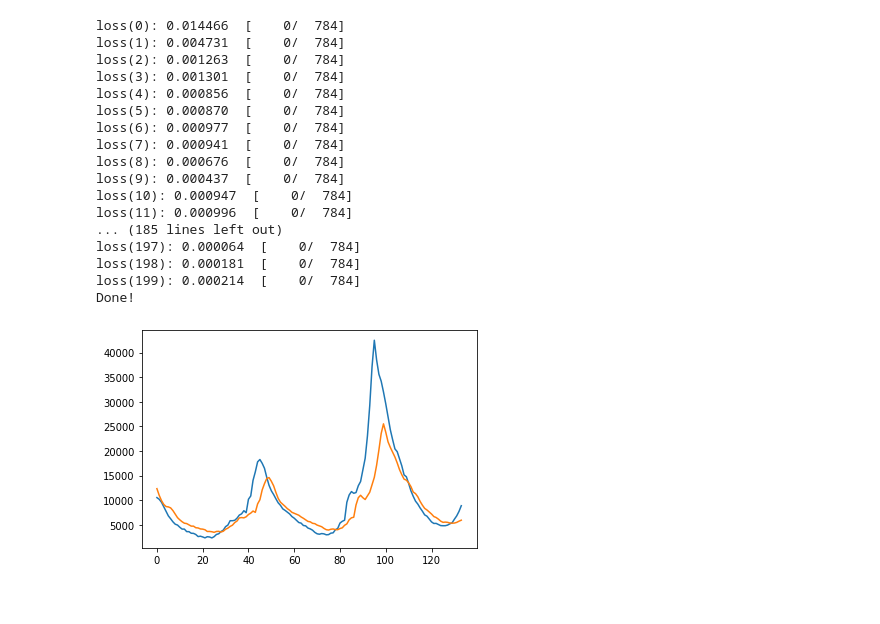
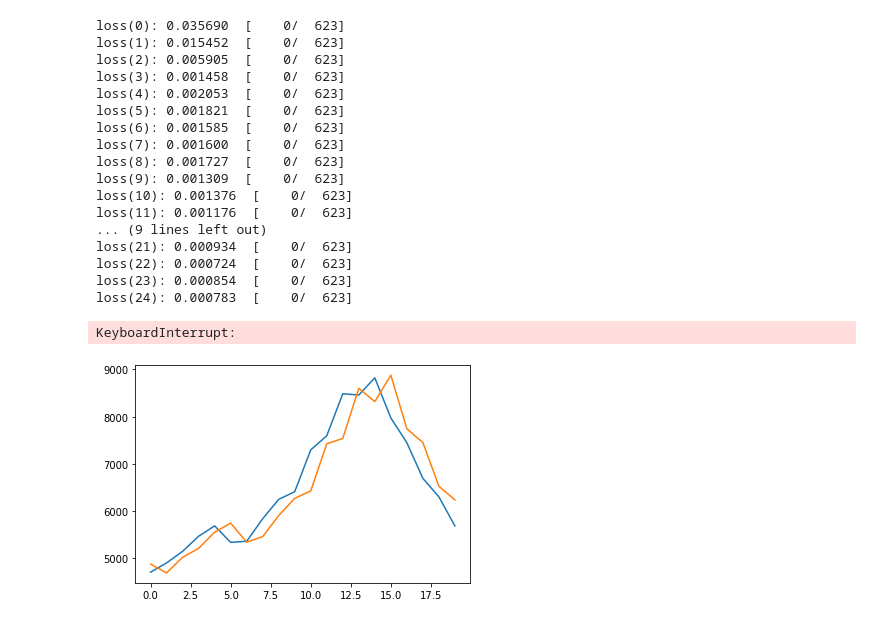
Before and after one commit to masonb13/NN_Forecasting, a Jupyter notebook: _LSTMFuture.ipynb, the cells around one changed output. Cells and saved outputs as stored; diff of their text form; code cells hidden in the pictures.

```diff
--- a/_LSTMFuture.ipynb
+++ b/_LSTMFuture.ipynb
@@ -37,8 +37,8 @@ class dataSetAll(Dataset):
 #create data loaders
 numFeat = 10
 numOut = 4
-batchSize = 64
-train_data = dataSetAll(1900,2013,numFeat,numOut)
+batchSize = 100
+train_data = dataSetAll(1900,2010,numFeat,numOut)
 train_dataloader = DataLoader(train_data, batch_size=batchSize,drop_last=False,shuffle=True)
 # %%
 # create our RNN based network with an RNN followed by a linear layer
@@ -104,8 +104,7 @@ def train_loop(dataloader, model, loss_fn, optimizer,t):
             loss, current = loss.item(), batch * len(X)
             print(f"loss({t}): {loss:>7f}  [{current:>5d}/{size:>5d}]")
 # %%
-learning_rate = .0005
-batch_size = 64
+learning_rate = .001
 epochs = 200
 loss_fn = nn.MSELoss()
 optimizer = torch.optim.Adam(model.parameters(), lr=learning_rate)
@@ -120,26 +119,27 @@ for t in range(epochs):
 print("Done!")
 # print(list(model.parameters()))
 # %% [output]
-loss(0): 0.014466  [    0/  784]
-loss(1): 0.004731  [    0/  784]
-loss(2): 0.001263  [    0/  784]
-loss(3): 0.001301  [    0/  784]
-loss(4): 0.000856  [    0/  784]
-loss(5): 0.000870  [    0/  784]
-loss(6): 0.000977  [    0/  784]
-loss(7): 0.000941  [    0/  784]
-loss(8): 0.000676  [    0/  784]
-loss(9): 0.000437  [    0/  784]
-loss(10): 0.000947  [    0/  784]
-loss(11): 0.000996  [    0/  784]
-... (185 lines left out)
-loss(197): 0.000064  [    0/  784]
-loss(198): 0.000181  [    0/  784]
-loss(199): 0.000214  [    0/  784]
-Done!
+loss(0): 0.035690  [    0/  623]
+loss(1): 0.015452  [    0/  623]
+loss(2): 0.005905  [    0/  623]
+loss(3): 0.001458  [    0/  623]
+loss(4): 0.002053  [    0/  623]
+loss(5): 0.001821  [    0/  623]
+loss(6): 0.001585  [    0/  623]
+loss(7): 0.001600  [    0/  623]
+loss(8): 0.001727  [    0/  623]
+loss(9): 0.001309  [    0/  623]
+loss(10): 0.001376  [    0/  623]
+loss(11): 0.001176  [    0/  623]
+... (9 lines left out)
+loss(21): 0.000934  [    0/  623]
+loss(22): 0.000724  [    0/  623]
+loss(23): 0.000854  [    0/  623]
+loss(24): 0.000783  [    0/  623]
+KeyboardInterrupt:
 # %%
 def test_loop(model):
-    test_data = dataSetAll(2013,2100,numFeat,numOut)
+    test_data = dataSetAll(2010,2100,numFeat,numOut)
     norm = test_data.getNorm()
     with torch.no_grad():
         for idx in range(len(test_data)):
@@ -147,34 +147,33 @@ def test_loop(model):
             Y = test_data[idx][1]
             feat = X[None,:]
             pred = model(feat)[0]
             plt.plot(Y*norm)
             plt.plot(pred*norm)
 
             plt.show()
 
 
 def graph(model):
-    test_data = dataSetAll(2013,2100,numFeat,numOut)
+    test_data = dataSetAll(2010,2100,numFeat,numOut)
     norm = test_data.getNorm()
     with torch.no_grad():
         predY = []
         actY = []
         for idx in range(len(test_data)):
             X = test_data[idx][0]
             y = test_data[idx][1]*norm
             feat = X[None,:]
 
             pred = model(feat)[0]*norm
-            future = 3
+            future = 0
 
             predY.append(pred[numFeat-1::][future])
             actY.append(y[numFeat-1::][future])
-
         plt.plot(actY)
         plt.plot(predY)
         plt.show()
 
 graph(model)
 # test_loop(model)
 # %% [output]
-[figure, old version]
+[figure, new version]
```
Also changed, not shown: 10 other files.
